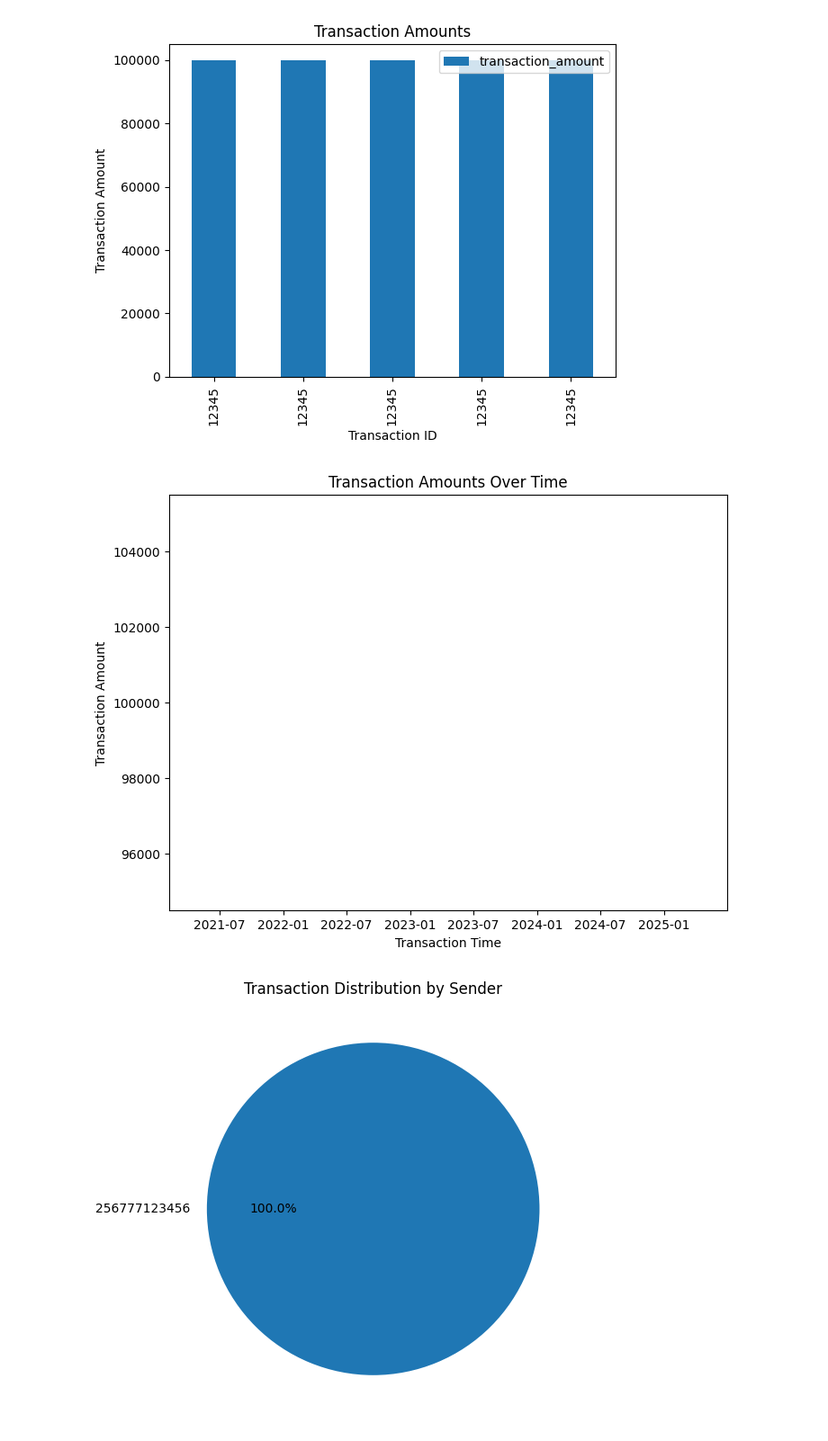
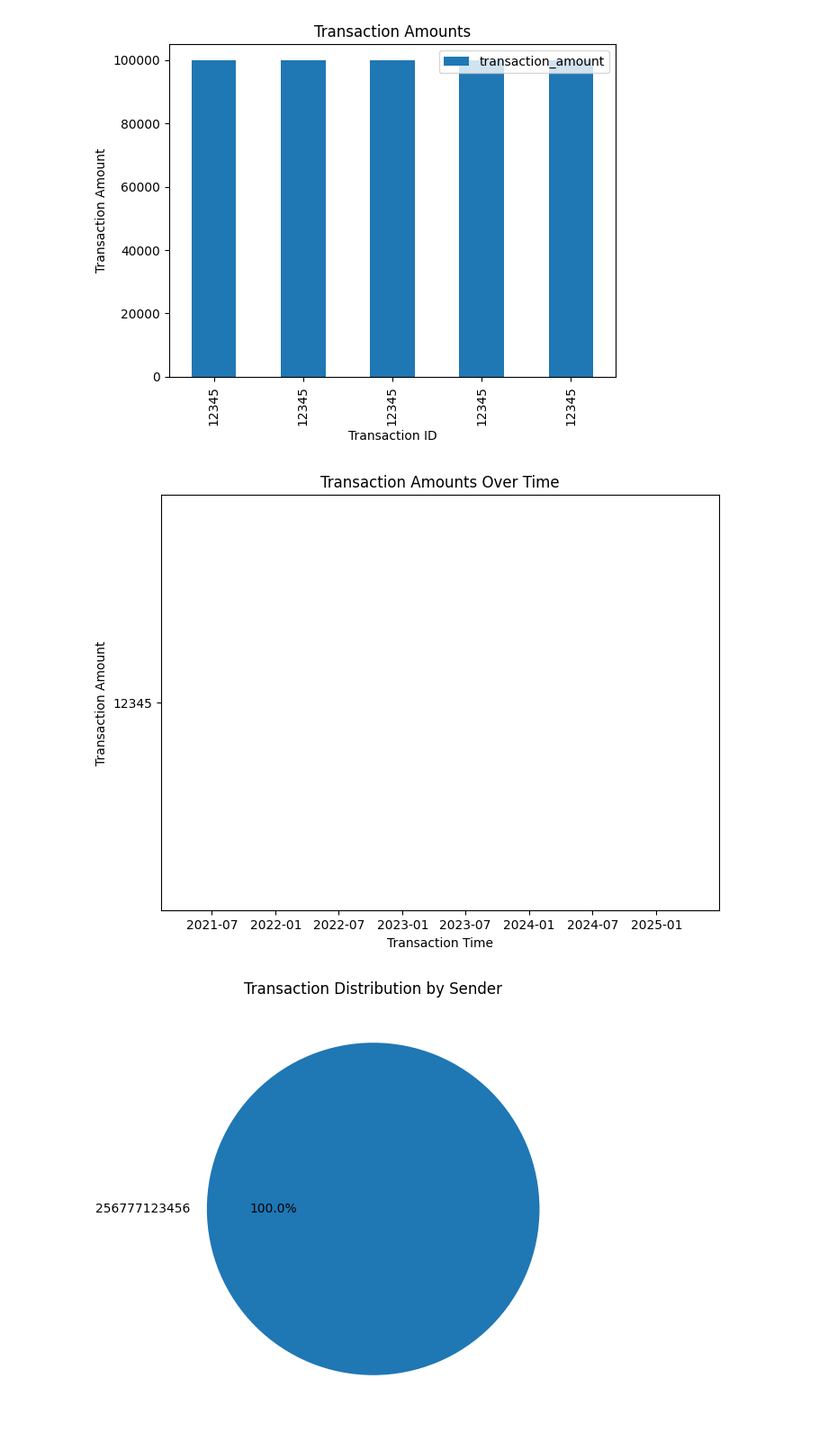
Before and after one commit to eodenyire/Week-9-Data-Streaming-with-Kafka---Independent-Project, a Jupyter notebook: Week_9_Data_Streaming_with_Kafka_Independent_Project_Emmanuel_Anyira.ipynb, the cells around one changed output. Shown: that part at 90% size. Drawn from its saved outputs; the diff is of its cells as text; code cells hidden in the pictures.

```diff
--- a/Week_9_Data_Streaming_with_Kafka_Independent_Project_Emmanuel_Anyira.ipynb
+++ b/Week_9_Data_Streaming_with_Kafka_Independent_Project_Emmanuel_Anyira.ipynb
@@ -248,17 +325,17 @@ Total Transaction Amount: 500000
 # %%
 
 # Example: Create a bar chart of transaction amounts
 if not data.empty:
     plt.figure(figsize=(8, 6))
     data['transaction_time'] = pd.to_datetime(data['transaction_time'])  # Convert transaction_time to datetime
     data = data.sort_values('transaction_time')  # Sort data by transaction_time
-    plt.plot(data['transaction_time'], data['transaction_amount'])
+    plt.plot(data['transaction_time'], data['transaction_id'])
     plt.xlabel('Transaction Time')
     plt.ylabel('Transaction Amount')
     plt.title('Transaction Amounts Over Time')
     plt.show()
 # %% [output]
-[figure, old version]
+[figure, new version]
 # %%
 # Example: Create a bar chart of transaction amounts
 if not data.empty:
```
Also changed, not shown: parts of 3 cells of this notebook.
